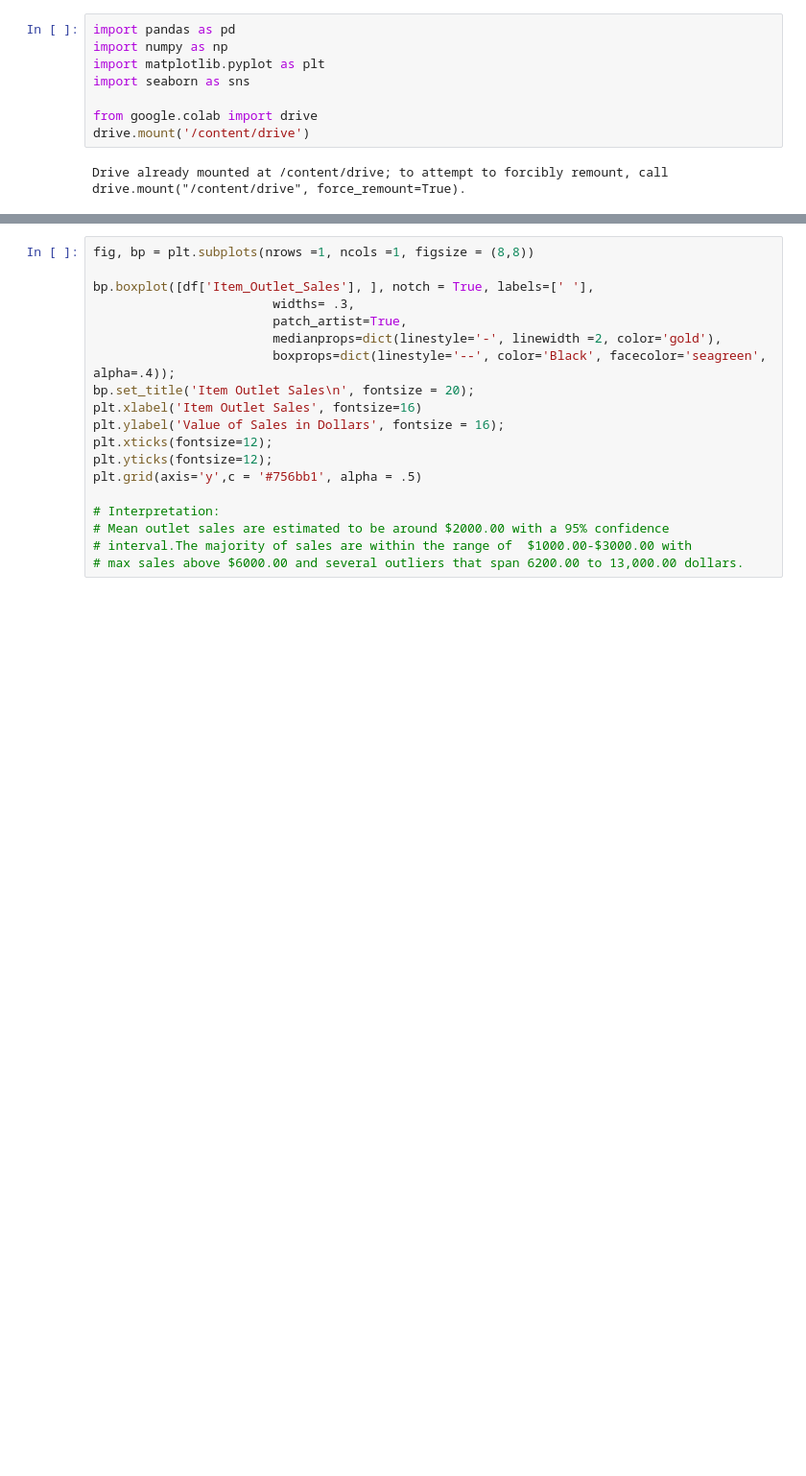
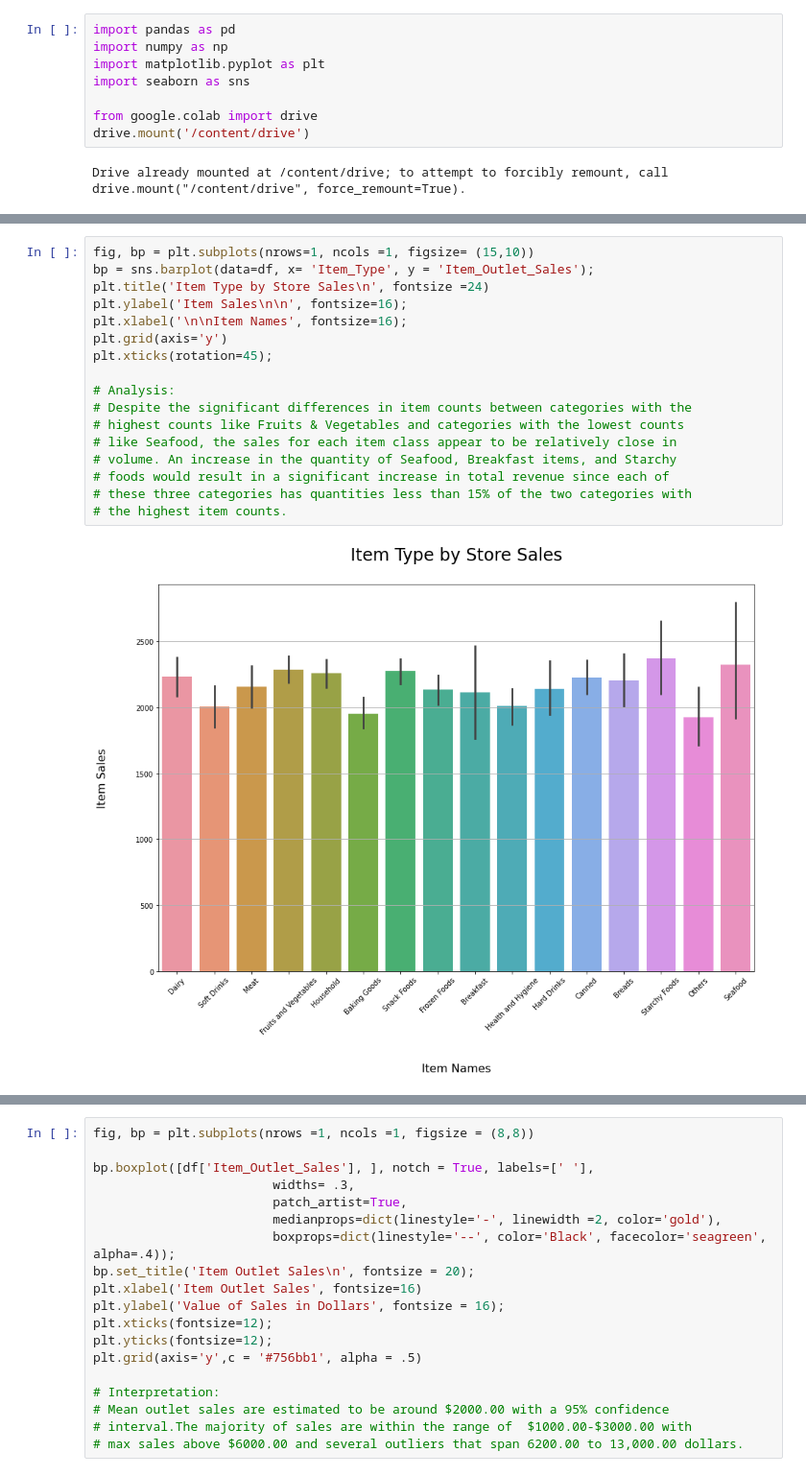
Before and after one commit to starkjones/Food-Sales-Predictions, a Jupyter notebook: Food_Sales_Prediction.ipynb, the cells around one changed output, grey strips where cells are left out. Shown: that part at 96% size. Cells and saved outputs as stored; diff of their text form; blank space fills up the shorter version.

```diff
--- a/Food_Sales_Prediction.ipynb
+++ b/Food_Sales_Prediction.ipynb
@@ -317,0 +275,19 @@ sns.boxplot(data= df, x='Outlet_Location_Type', y='Item_Outlet_Sales', ax=axes[1
+# %%
+fig, bp = plt.subplots(nrows=1, ncols =1, figsize= (15,10))
+bp = sns.barplot(data=df, x= 'Item_Type', y = 'Item_Outlet_Sales');
+plt.title('Item Type by Store Sales\n', fontsize =24)
+plt.ylabel('Item Sales\n\n', fontsize=16);
+plt.xlabel('\n\nItem Names', fontsize=16);
+plt.grid(axis='y')
+plt.xticks(rotation=45);
+
+# Analysis:
+# Despite the significant differences in item counts between categories with the
+# highest counts like Fruits & Vegetables and categories with the lowest counts
+# like Seafood, the sales for each item class appear to be relatively close in
+# volume. An increase in the quantity of Seafood, Breakfast items, and Starchy
+# foods would result in a significant increase in total revenue since each of
+# these three categories has quantities less than 15% of the two categories with
+# the highest item counts.
+# %% [output]
+[figure, added]
```
Also changed, not shown: parts of 64 cells of this notebook.
